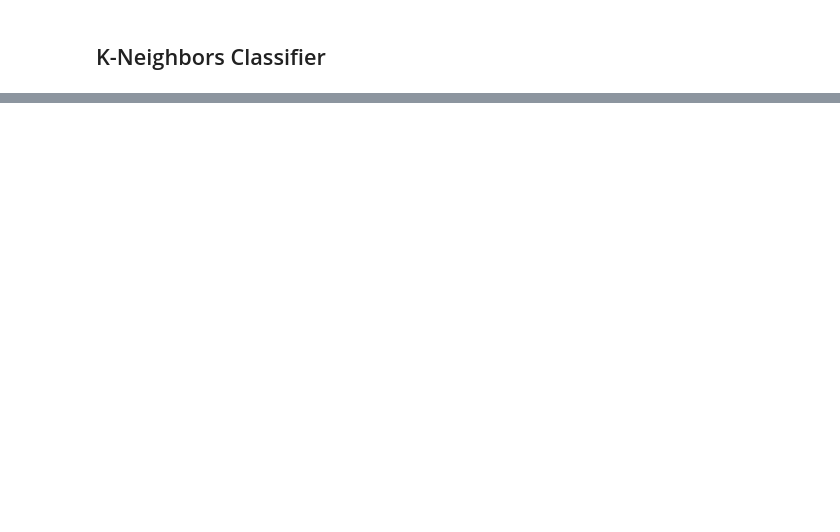
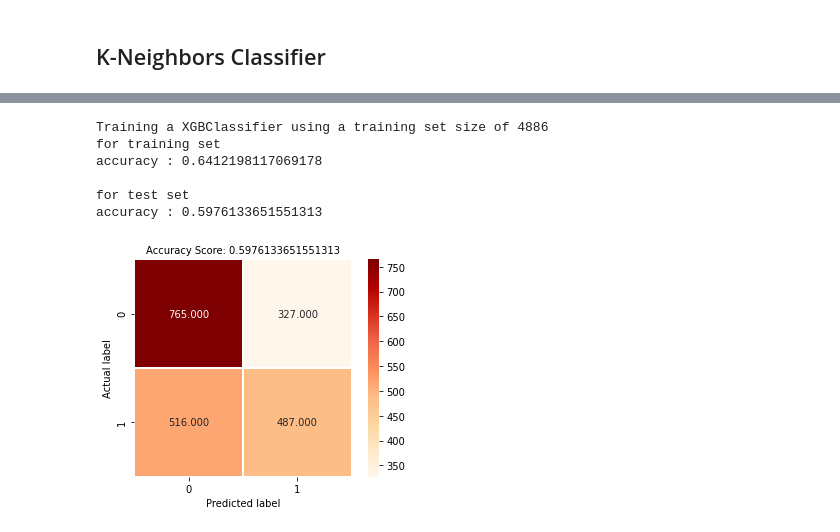
Before and after one commit to gagan2005/Soccer_Prediction_And_DataAnalysis, a Jupyter notebook: main.ipynb, the cells around one changed output, grey strips where cells are left out. Drawn from its saved outputs; the diff is of its cells as text; code cells hidden in the pictures; blank space fills up the shorter version.

```diff
--- a/main.ipynb
+++ b/main.ipynb
@@ -533,0 +588,36 @@ accuracy : 0.9136729222520107
+# %%
+import xgboost as xgb
+
+from sklearn.model_selection import GridSearchCV
+from sklearn.metrics import make_scorer,f1_score,accuracy_score
+
+
+# TODO: Create the parameters list you wish to tune
+parameters = { 'learning_rate' : [0.1],
+               'n_estimators' : [40],
+               'max_depth': [3],
+               'min_child_weight': [3],
+               'gamma':[0.4],
+               'subsample' : [0.8],
+               'colsample_bytree' : [0.8],
+               'scale_pos_weight' : [1],
+               'reg_alpha':[1e-5]
+             }
+xgbmodelhome = xgb.XGBClassifier(seed=82)
+scorer = make_scorer(accuracy_score)
+grid_obj = GridSearchCV(clf,
+                        scoring=scorer,
+                        param_grid=parameters,
+                        cv=10)
+grid_obj = grid_obj.fit(x_train,y_train)
+xgbmodelhome = grid_obj.best_estimator_
+pred ,acc= train_predict(xgbmodelhome,x_train, y_train,x_test, y_test)
+plot_confusion( pred , y_test, acc)
+# %% [output]
+Training a XGBClassifier using a training set size of 4886
+for training set
+accuracy : 0.6412198117069178
+
+for test set
+accuracy : 0.5976133651551313
+[figure, added]
```
Also changed, not shown: parts of 33 cells of this notebook, 1 other file.
